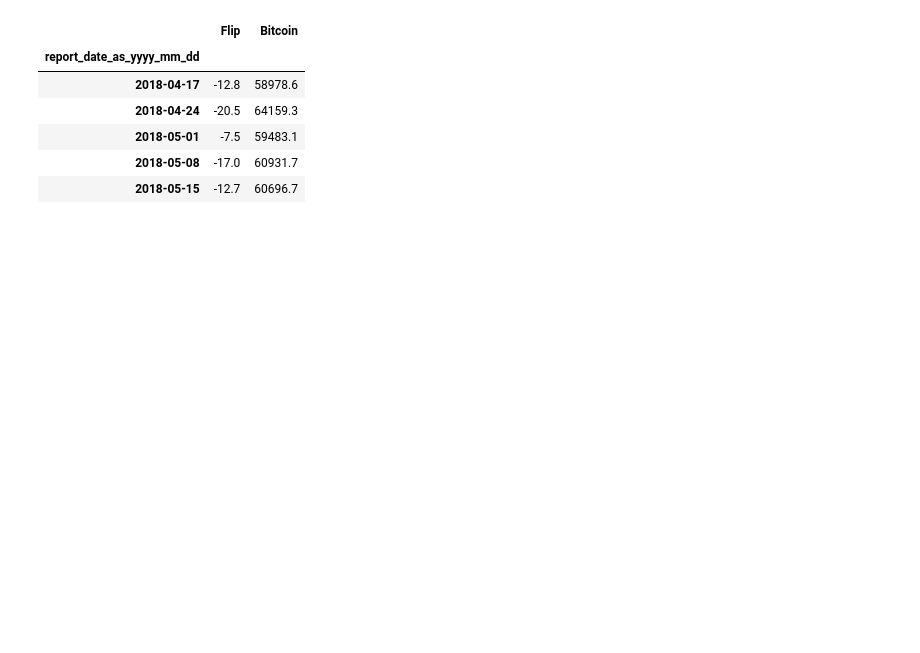
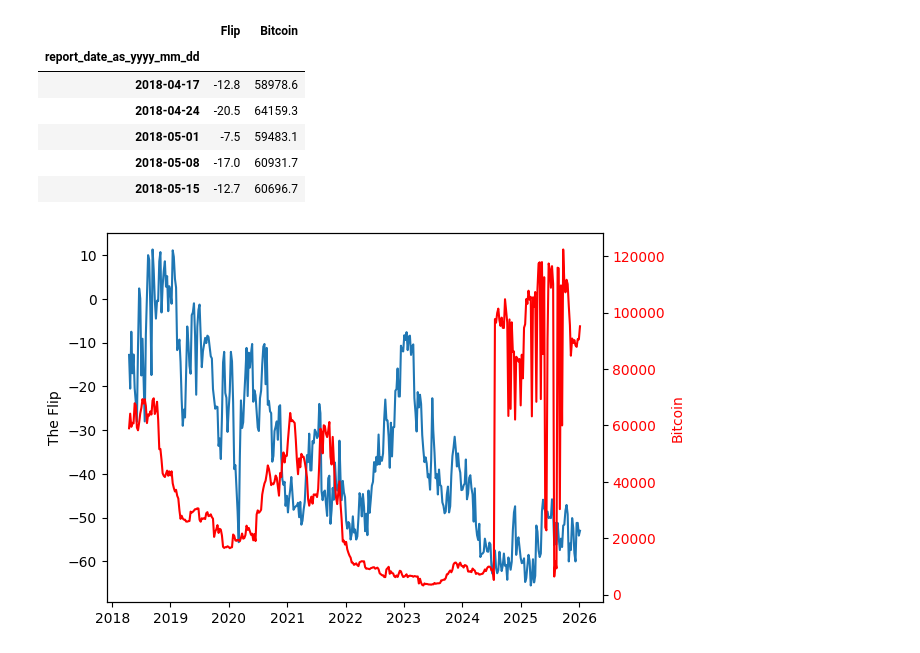
Before and after one commit to MMQuants/COT_report, a Jupyter notebook: COT.ipynb, the cells around one changed output. Drawn from its saved outputs; the diff is of its cells as text; code cells hidden in the pictures; blank space fills up the shorter version.

Commit message:
plotting

```diff
--- a/COT.ipynb
+++ b/COT.ipynb
@@ -190,3 +190,18 @@ toChart.head()
 | 2018-05-01 | -7.5 | 59483.1 |
 | 2018-05-08 | -17.0 | 60931.7 |
 | 2018-05-15 | -12.7 | 60696.7 |
+# %%
+fig = plt.figure()
+ax1 = fig.add_subplot(111)
+ax1.plot( toChart["Flip"])
+ax1.set_ylabel('The Flip')
+
+ax2 = ax1.twinx()
+ax2.plot( toChart['Bitcoin'], 'r-')
+ax2.set_ylabel('Bitcoin', color='r')
+for tl in ax2.get_yticklabels():
+    tl.set_color('r')
+
+#plt.savefig('proba.png')
+# %% [output]
+[figure, added]
```
Also changed, not shown: parts of 1 cell of this notebook.
